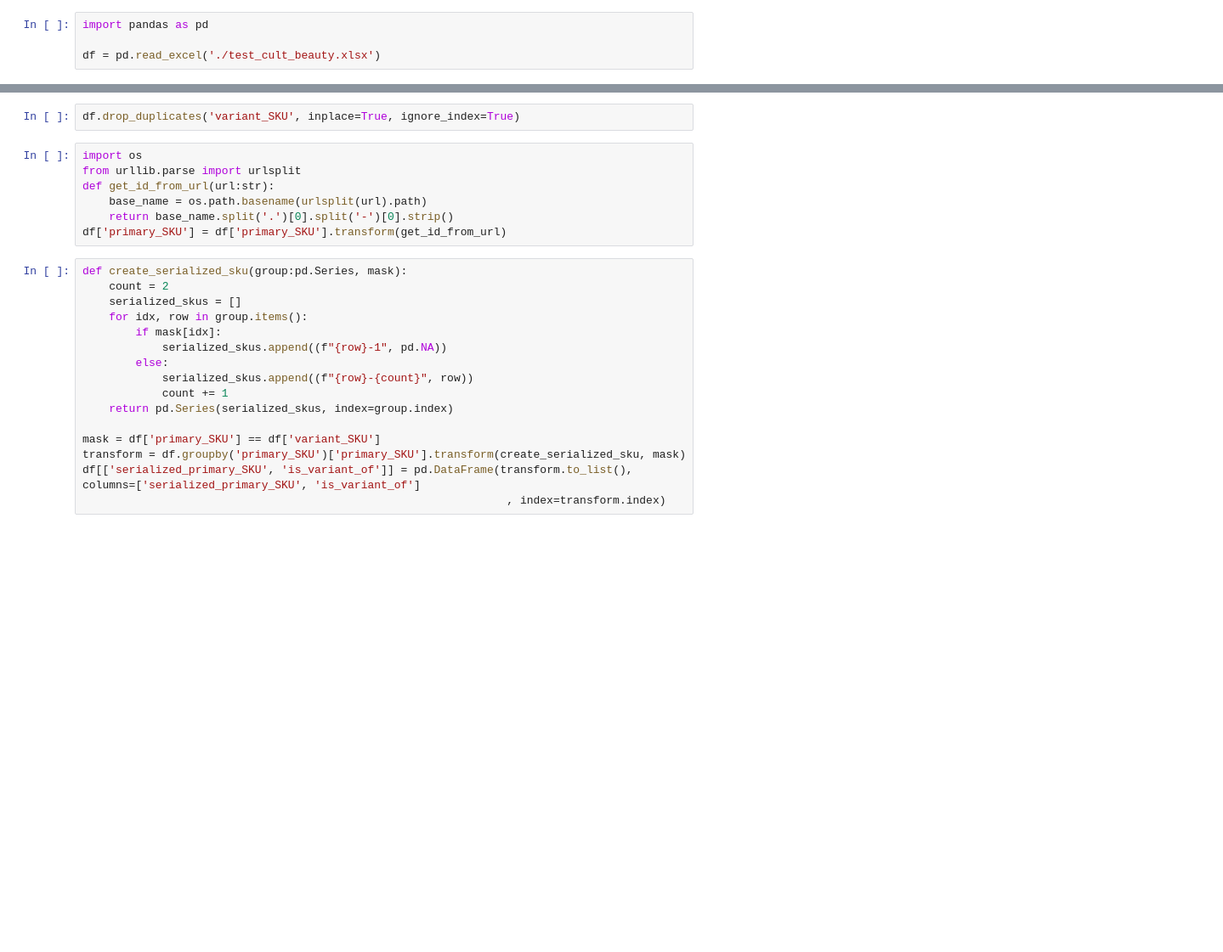
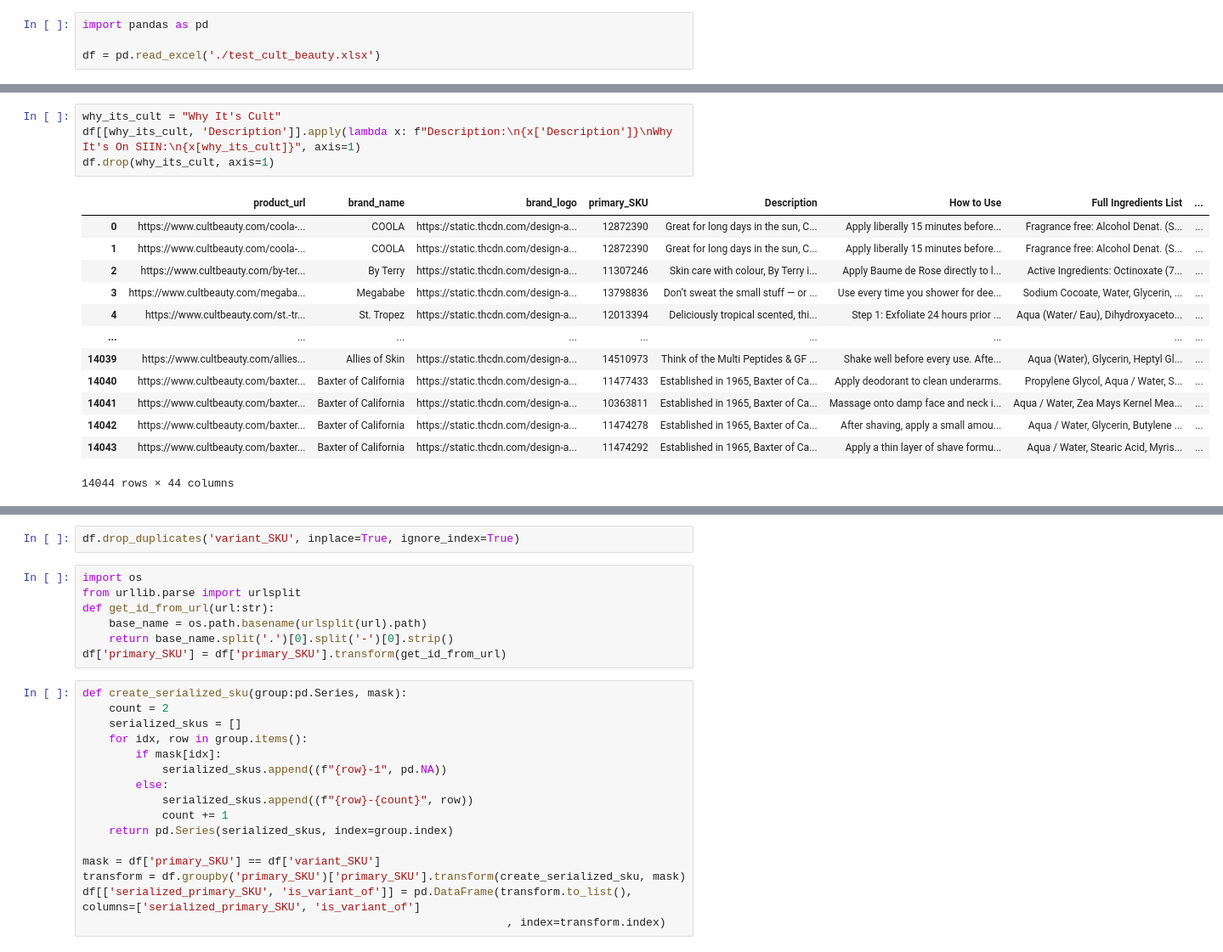
Before and after one commit to eslam-allam/cult_beauty, a Jupyter notebook: cult_beauty.ipynb, the cells around one changed output, grey strips where cells are left out. Shown: that part at 85% size. Cells and saved outputs as stored; diff of their text form; blank space fills up the shorter version.

```diff
--- a/cult_beauty.ipynb
+++ b/cult_beauty.ipynb
@@ -372,0 +321,18 @@ df = pd.read_excel('./test_cult_beauty_with_duplicates.xlsx')
+# %%
+why_its_cult = "Why It's Cult"
+df[[why_its_cult, 'Description']].apply(lambda x: f"Description:\n{x['Description']}\nWhy It's On SIIN:\n{x[why_its_cult]}", axis=1)
+df.drop(why_its_cult, axis=1)
+# %% [output]
+|  | product_url | brand_name | brand_logo | primary_SKU | Description | How to Use | Full Ingredients List | ... |
+| 0 | https://www.cultbeauty.com/coola-... | COOLA | https://static.thcdn.com/design-a... | 12872390 | Great for long days in the sun, C... | Apply liberally 15 minutes before... | Fragrance free: Alcohol Denat. (S... | ... |
+| 1 | https://www.cultbeauty.com/coola-... | COOLA | https://static.thcdn.com/design-a... | 12872390 | Great for long days in the sun, C... | Apply liberally 15 minutes before... | Fragrance free: Alcohol Denat. (S... | ... |
+| 2 | https://www.cultbeauty.com/by-ter... | By Terry | https://static.thcdn.com/design-a... | 11307246 | Skin care with colour, By Terry i... | Apply Baume de Rose directly to l... | Active Ingredients: Octinoxate (7... | ... |
+| 3 | https://www.cultbeauty.com/megaba... | Megababe | https://static.thcdn.com/design-a... | 13798836 | Don’t sweat the small stuff — or ... | Use every time you shower for dee... | Sodium Cocoate, Water, Glycerin, ... | ... |
+| 4 | https://www.cultbeauty.com/st.-tr... | St. Tropez | https://static.thcdn.com/design-a... | 12013394 | Deliciously tropical scented, thi... | Step 1: Exfoliate 24 hours prior ... | Aqua (Water/ Eau), Dihydroxyaceto... | ... |
+| ... | ... | ... | ... | ... | ... | ... | ... | ... |
+| 14039 | https://www.cultbeauty.com/allies... | Allies of Skin | https://static.thcdn.com/design-a... | 14510973 | Think of the Multi Peptides & GF ... | Shake well before every use. Afte... | Aqua (Water), Glycerin, Heptyl Gl... | ... |
+| 14040 | https://www.cultbeauty.com/baxter... | Baxter of California | https://static.thcdn.com/design-a... | 11477433 | Established in 1965, Baxter of Ca... | Apply deodorant to clean underarms. | Propylene Glycol, Aqua / Water, S... | ... |
+| 14041 | https://www.cultbeauty.com/baxter... | Baxter of California | https://static.thcdn.com/design-a... | 10363811 | Established in 1965, Baxter of Ca... | Massage onto damp face and neck i... | Aqua / Water, Zea Mays Kernel Mea... | ... |
+| 14042 | https://www.cultbeauty.com/baxter... | Baxter of California | https://static.thcdn.com/design-a... | 11474278 | Established in 1965, Baxter of Ca... | After shaving, apply a small amou... | Aqua / Water, Glycerin, Butylene ... | ... |
+| 14043 | https://www.cultbeauty.com/baxter... | Baxter of California | https://static.thcdn.com/design-a... | 11474292 | Established in 1965, Baxter of Ca... | Apply a thin layer of shave formu... | Aqua / Water, Stearic Acid, Myris... | ... |
+14044 rows × 44 columns
```
Also changed, not shown: parts of 25 cells of this notebook, 1 other file.
